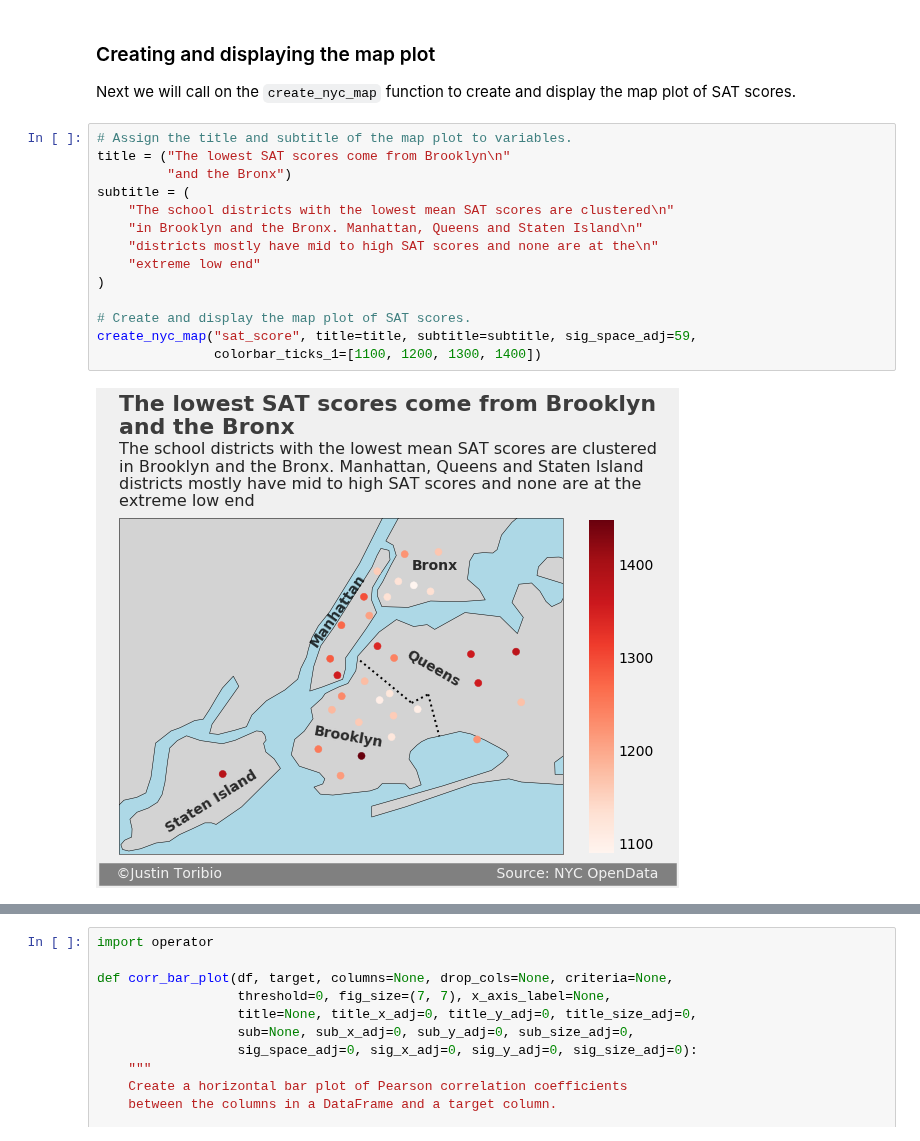
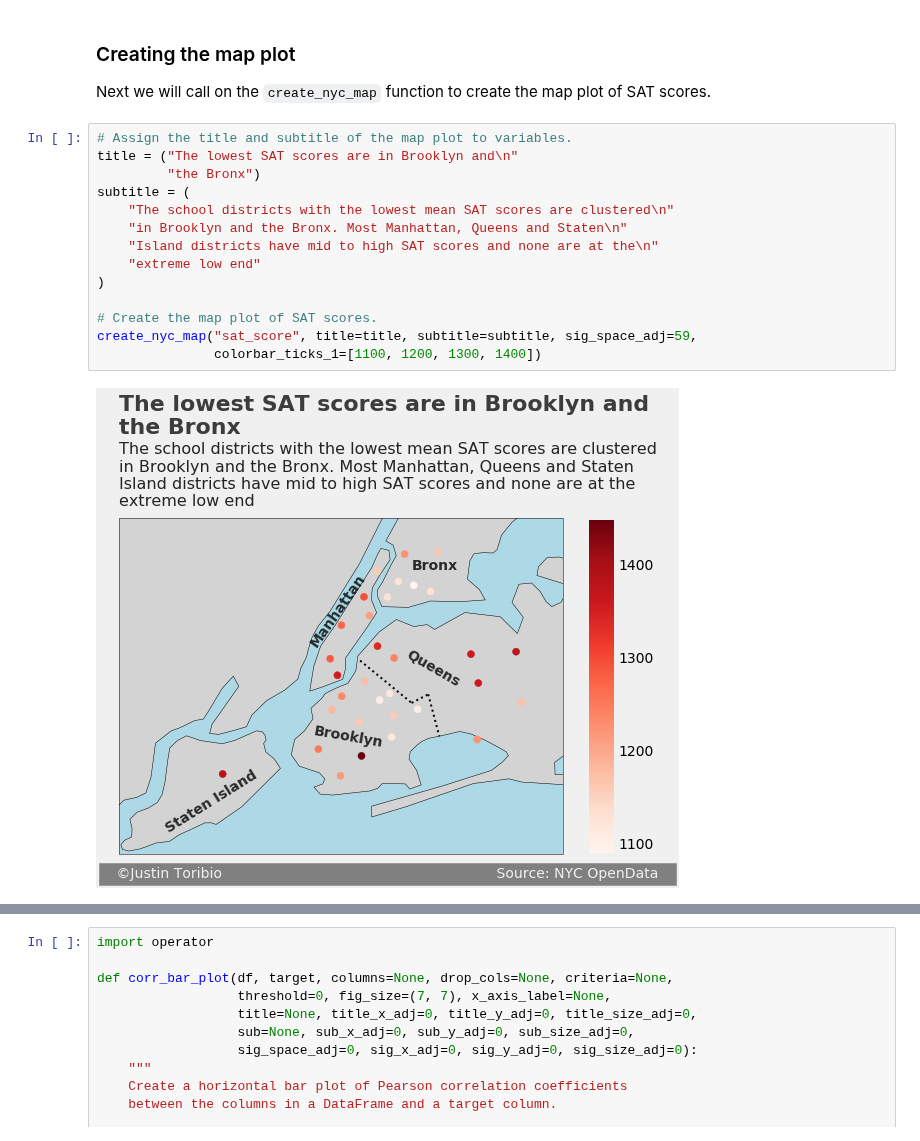
Before and after one commit to JustinToribio/analyzing-the-sat, a Jupyter notebook: notebooks/1.0-jt-analyze-the-sat.ipynb, the cells around one changed output, grey strips where cells are left out. Saved outputs shown, nothing was run; the diff lists cells and outputs as text.

Commit message:
notebook: up to and incl "creating map plot" reviewed and edited

```diff
--- a/notebooks/1.0-jt-analyze-the-sat.ipynb
+++ b/notebooks/1.0-jt-analyze-the-sat.ipynb
@@ -248,23 +248,23 @@ def create_nyc_map(column_name_1, column_name_2=None, title=None,
 
     return fig
 # %% [markdown]
-### Creating and displaying the map plot
+### Creating the map plot
 
-Next we will call on the `create_nyc_map` function to create and display the map plot of SAT scores.
+Next we will call on the `create_nyc_map` function to create the map plot of SAT scores.
 # %%
 # Assign the title and subtitle of the map plot to variables.
-title = ("The lowest SAT scores come from Brooklyn\n"
-         "and the Bronx")
+title = ("The lowest SAT scores are in Brooklyn and\n"
+         "the Bronx")
 subtitle = (
     "The school districts with the lowest mean SAT scores are clustered\n"
-    "in Brooklyn and the Bronx. Manhattan, Queens and Staten Island\n"
-    "districts mostly have mid to high SAT scores and none are at the\n"
+    "in Brooklyn and the Bronx. Most Manhattan, Queens and Staten\n"
+    "Island districts have mid to high SAT scores and none are at the\n"
     "extreme low end"
 )
 
-# Create and display the map plot of SAT scores.
+# Create the map plot of SAT scores.
 create_nyc_map("sat_score", title=title, subtitle=subtitle, sig_space_adj=59,
                colorbar_ticks_1=[1100, 1200, 1300, 1400])
 # %% [output]
-[figure, old version]
+[figure, new version]
 # %% [markdown]
```
Also changed, not shown: parts of 30 cells of this notebook.
